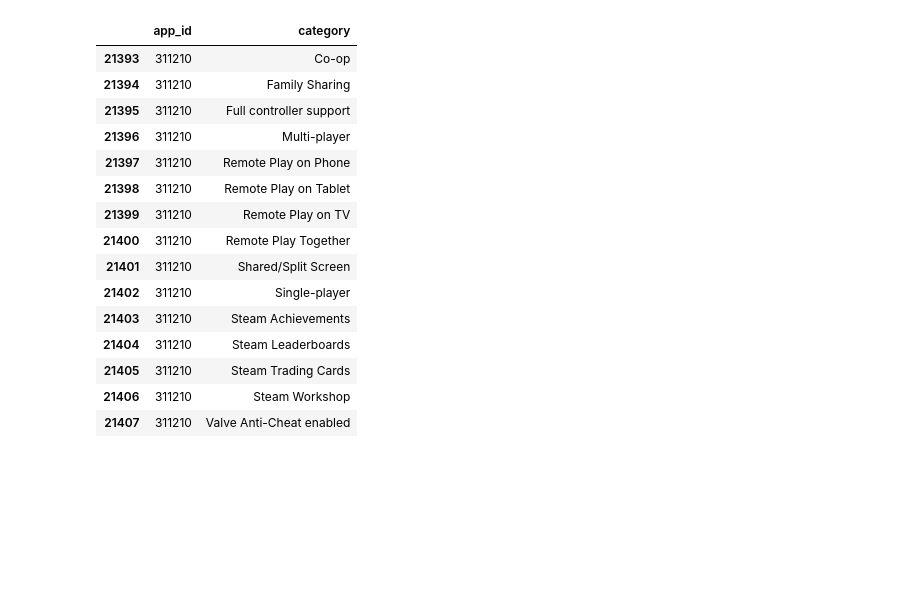
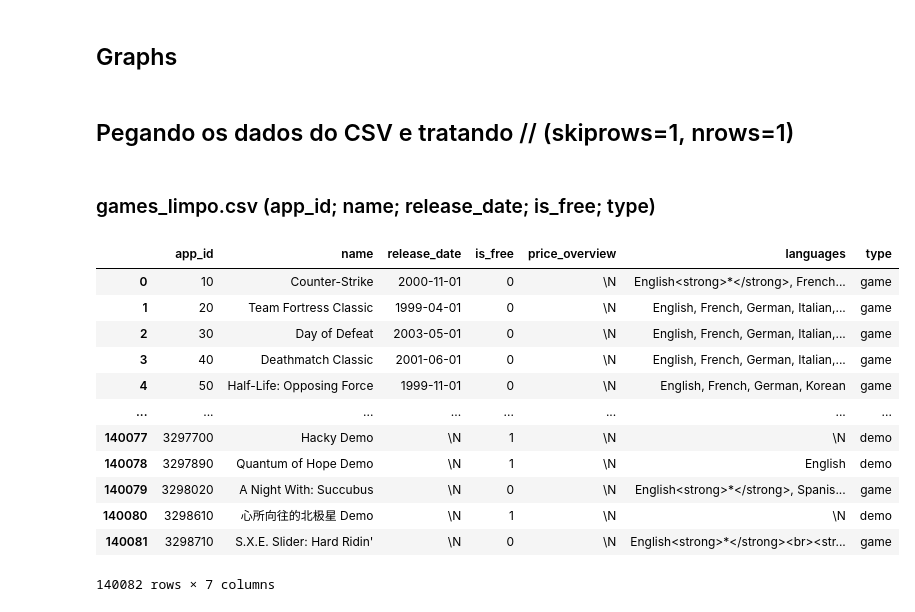
Before and after one commit to XDChaves/SteamPoint, a Jupyter notebook: main.ipynb, the cells around one changed output. Saved outputs shown, nothing was run; the diff lists cells and outputs as text; code cells hidden in the pictures; blank space fills up the shorter version.

Commit message:
Update main.ipynb for data processing and analysis

```diff
--- a/main.ipynb
+++ b/main.ipynb
@@ -21,20 +4,2 @@ df
-# %%
-df = pd.read_csv('.\\DataCSV\\categories.csv', sep=',')
-df.query('app_id == 311210')
-# %% [output]
-|  | app_id | category |
-| 21393 | 311210 | Co-op |
-| 21394 | 311210 | Family Sharing |
-| 21395 | 311210 | Full controller support |
-| 21396 | 311210 | Multi-player |
-| 21397 | 311210 | Remote Play on Phone |
-| 21398 | 311210 | Remote Play on Tablet |
-| 21399 | 311210 | Remote Play on TV |
-| 21400 | 311210 | Remote Play Together |
-| 21401 | 311210 | Shared/Split Screen |
-| 21402 | 311210 | Single-player |
-| 21403 | 311210 | Steam Achievements |
-| 21404 | 311210 | Steam Leaderboards |
-| 21405 | 311210 | Steam Trading Cards |
-| 21406 | 311210 | Steam Workshop |
-| 21407 | 311210 | Valve Anti-Cheat enabled |
+# %% [markdown]
+## Graphs
@@ -40,0 +8,22 @@ df.query('app_id == 311210')
+# %% [markdown]
+## Pegando os dados do CSV e tratando // (skiprows=1, nrows=1)
+# %% [markdown]
+### games_limpo.csv (app_id; name; release_date; is_free; type)
+# %%
+dgames = pd.read_csv('.\\DataCSV\\games_limpo.csv', sep=',',on_bad_lines="skip")
+
+dgames
+# %% [output]
+|  | app_id | name | release_date | is_free | price_overview | languages | type |
+| 0 | 10 | Counter-Strike | 2000-11-01 | 0 | \N | English<strong>*</strong>, French... | game |
+| 1 | 20 | Team Fortress Classic | 1999-04-01 | 0 | \N | English, French, German, Italian,... | game |
+| 2 | 30 | Day of Defeat | 2003-05-01 | 0 | \N | English, French, German, Italian,... | game |
+| 3 | 40 | Deathmatch Classic | 2001-06-01 | 0 | \N | English, French, German, Italian,... | game |
+| 4 | 50 | Half-Life: Opposing Force | 1999-11-01 | 0 | \N | English, French, German, Korean | game |
+| ... | ... | ... | ... | ... | ... | ... | ... |
+| 140077 | 3297700 | Hacky Demo | \N | 1 | \N | \N | demo |
+| 140078 | 3297890 | Quantum of Hope Demo | \N | 1 | \N | English | demo |
+| 140079 | 3298020 | A Night With: Succubus | \N | 0 | \N | English<strong>*</strong>, Spanis... | game |
+| 140080 | 3298610 | 心所向往的北极星 Demo | \N | 1 | \N | \N | demo |
+| 140081 | 3298710 | S.X.E. Slider: Hard Ridin' | \N | 0 | \N | English<strong>*</strong><br><str... | game |
+140082 rows × 7 columns
```
Also changed, not shown: parts of 12 cells of this notebook.
